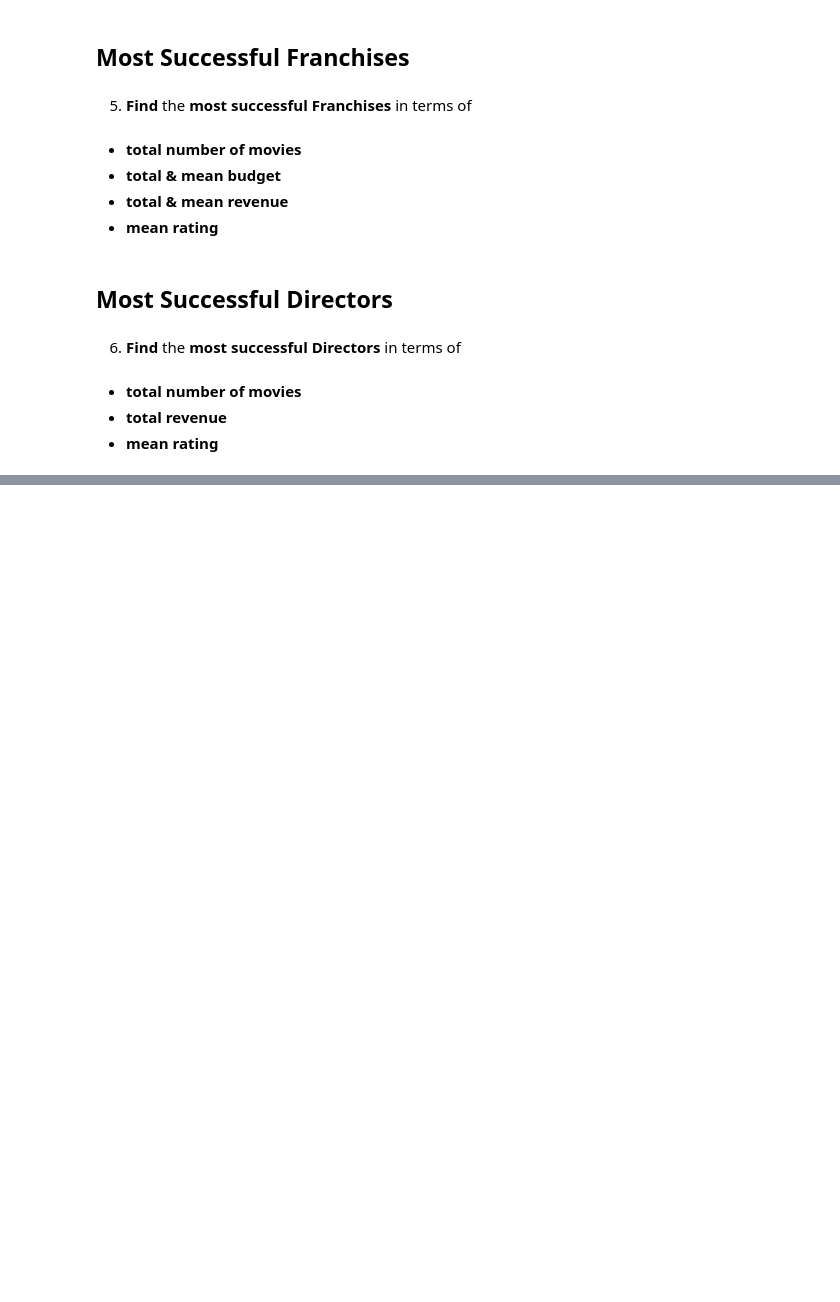
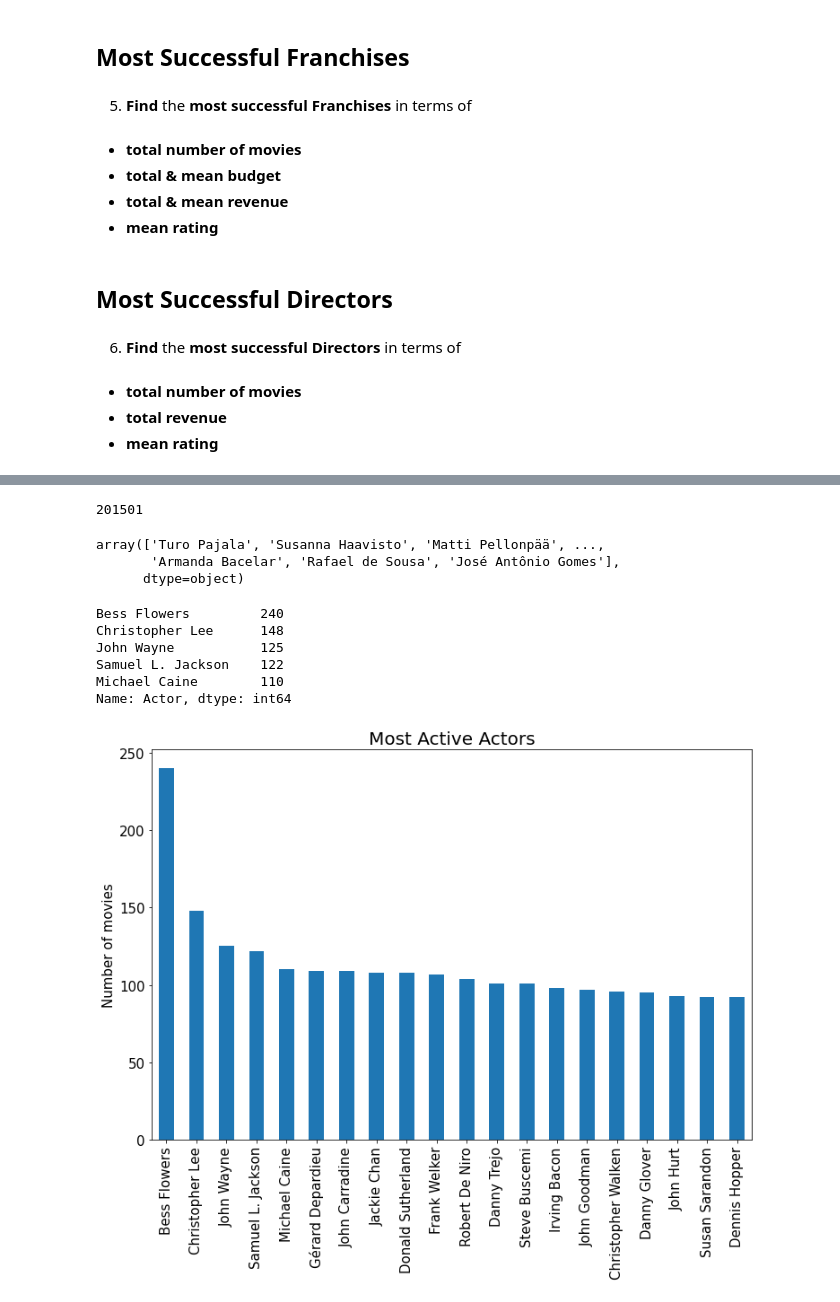
Before and after one commit to akashsb18/Analysing-Dataset-Using-Pandas, a Jupyter notebook: Project_01_ProjectBrief_blank.ipynb, the cells around one changed output, grey strips where cells are left out. Cells and saved outputs as stored; diff of their text form; code cells hidden in the pictures; blank space fills up the shorter version.

```diff
--- a/Project_01_ProjectBrief_blank.ipynb
+++ b/Project_01_ProjectBrief_blank.ipynb
@@ -965,0 +878,3 @@ Directors[(Directors.vote_count>=1000)&(Directors.title>=10)&(Directors.vote_ave
+# %%
+act=df.cast.str.split("|",expand=True)
+act
@@ -965,0 +896,2 @@ Directors[(Directors.vote_count>=1000)&(Directors.title>=10)&(Directors.vote_ave
+# %%
+act=act.stack().reset_index(level=1,drop=True).to_frame()
@@ -965,0 +915,3 @@ Directors[(Directors.vote_count>=1000)&(Directors.title>=10)&(Directors.vote_ave
+# %%
+act.columns=["Actor"]
+act
@@ -965,0 +933,3 @@ Directors[(Directors.vote_count>=1000)&(Directors.title>=10)&(Directors.vote_ave
+# %%
+act = act.merge(df[["title", "revenue_musd", "vote_average", "popularity"]],
+                how = "left", left_index = True, right_index = True)
@@ -965,0 +972,27 @@ Directors[(Directors.vote_count>=1000)&(Directors.title>=10)&(Directors.vote_ave
+# %%
+act.Actor.nunique()
+# %% [output]
+201501
+# %%
+act.Actor.unique()
+# %% [output]
+array(['Turo Pajala', 'Susanna Haavisto', 'Matti Pellonpää', ...,
+       'Armanda Bacelar', 'Rafael de Sousa', 'José Antônio Gomes'],
+      dtype=object)
+# %%
+act.Actor.value_counts().head()
+# %% [output]
+Bess Flowers         240
+Christopher Lee      148
+John Wayne           125
+Samuel L. Jackson    122
+Michael Caine        110
+Name: Actor, dtype: int64
+# %%
+plt.figure(figsize=(12,8))
+act.Actor.value_counts().head(20).plot(kind="bar",fontsize=15)
+plt.title("Most Active Actors",fontsize=20)
+plt.ylabel("Number of movies",fontsize=15)
+plt.show()
+# %% [output]
+[figure, added]
```
Also changed, not shown: parts of 51 cells of this notebook.
